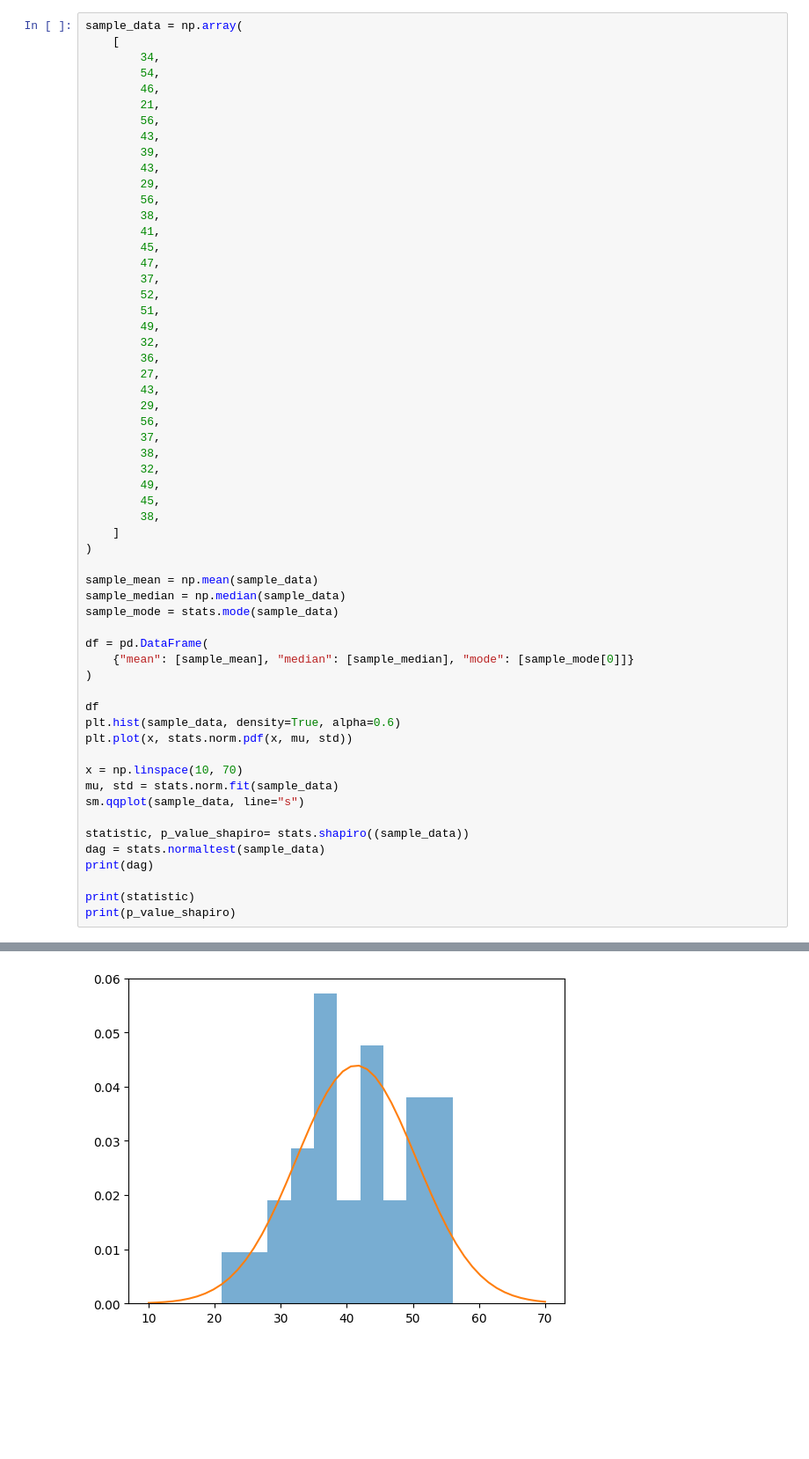
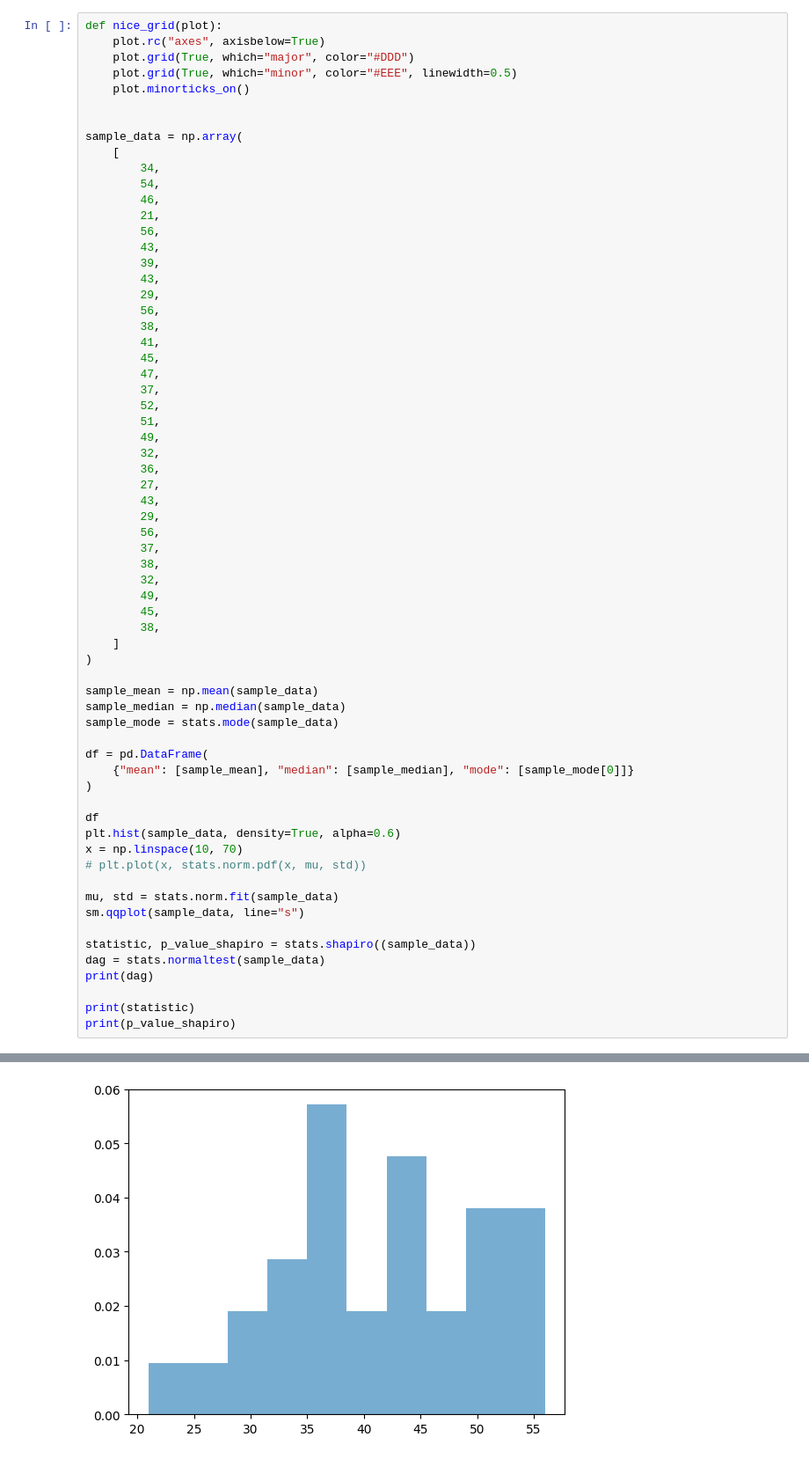
Before and after one commit to davvidbaker/aes-hw-s24, a Jupyter notebook: data-science/hw-1.ipynb, the cells around one changed output, grey strips where cells are left out. Shown: that part at 88% size. Drawn from its saved outputs; the diff is of its cells as text; blank space fills up the shorter version.

```diff
--- a/data-science/hw-1.ipynb
+++ b/data-science/hw-1.ipynb
@@ -6,6 +8,13 @@ from scipy import stats
 import scipy.optimize as opt
 import statsmodels.api as sm
 # %%
+def nice_grid(plot):
+    plot.rc("axes", axisbelow=True)
+    plot.grid(True, which="major", color="#DDD")
+    plot.grid(True, which="minor", color="#EEE", linewidth=0.5)
+    plot.minorticks_on()
+
+
 sample_data = np.array(
     [
         34,
@@ -37,37 +46,37 @@ sample_data = np.array(
         32,
         49,
         45,
         38,
     ]
 )
 
 sample_mean = np.mean(sample_data)
 sample_median = np.median(sample_data)
 sample_mode = stats.mode(sample_data)
 
 df = pd.DataFrame(
     {"mean": [sample_mean], "median": [sample_median], "mode": [sample_mode[0]]}
 )
 
 df
 plt.hist(sample_data, density=True, alpha=0.6)
-plt.plot(x, stats.norm.pdf(x, mu, std))
+x = np.linspace(10, 70)
+# plt.plot(x, stats.norm.pdf(x, mu, std))
 
-x = np.linspace(10, 70)
 mu, std = stats.norm.fit(sample_data)
 sm.qqplot(sample_data, line="s")
 
-statistic, p_value_shapiro= stats.shapiro((sample_data))
+statistic, p_value_shapiro = stats.shapiro((sample_data))
 dag = stats.normaltest(sample_data)
 print(dag)
 
 print(statistic)
 print(p_value_shapiro)
 # %% [output]
 NormaltestResult(statistic=0.5997860677501821, pvalue=0.7408974673743264)
 0.9741243124008179
 0.6569511890411377
-[figure, old version]
+[figure, new version]
 [figure]
 # %%
 vals = np.random.normal(10, 1, 200)
```
Also changed, not shown: parts of 4 cells of this notebook, 7 other files.
